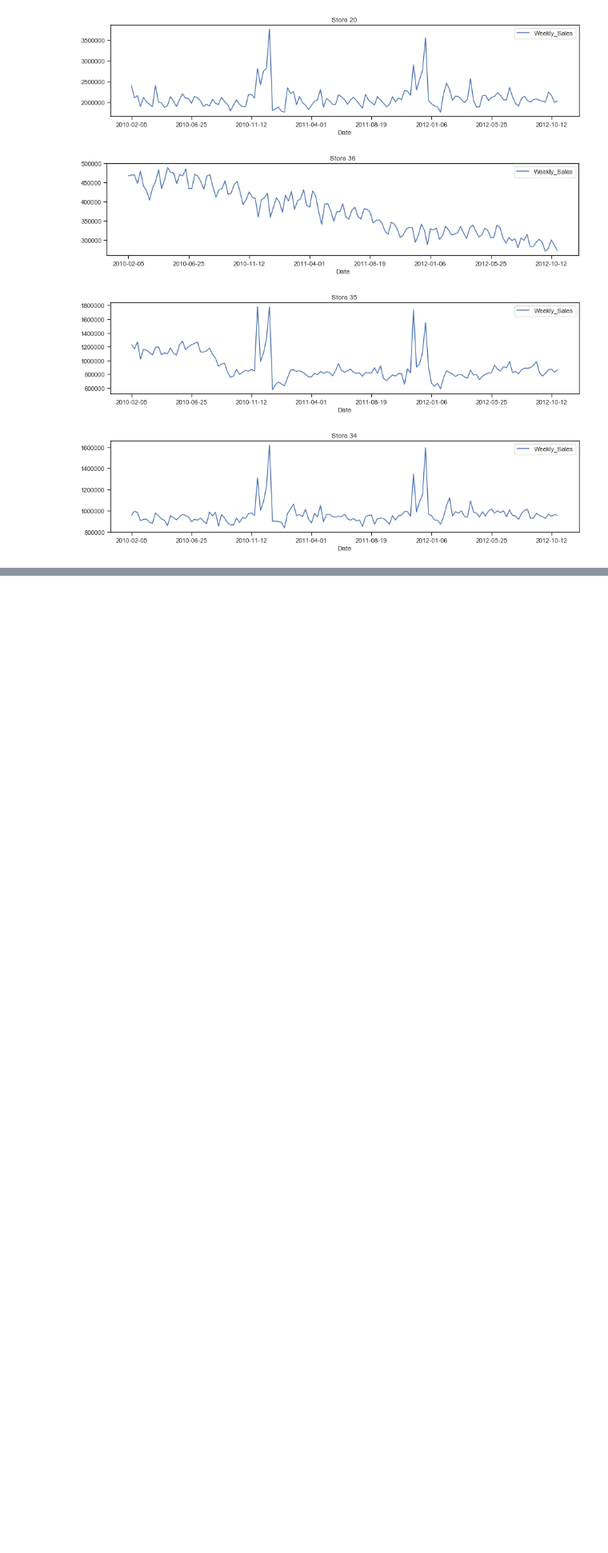
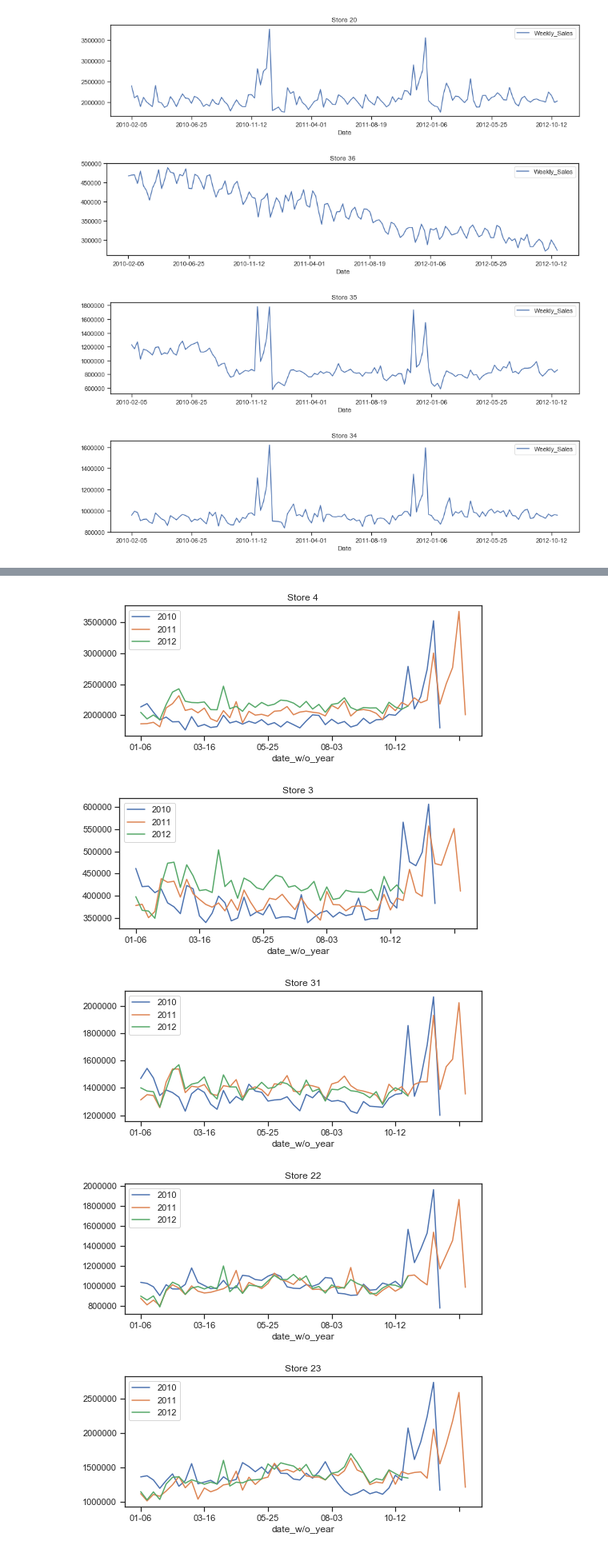
Before and after one commit to dominicdoerig/predicting-sales-data, a Jupyter notebook: warm-up/01_DataExploration.ipynb, the cells around one changed output, grey strips where cells are left out. Shown at 80% size. Cells and saved outputs as stored; diff of their text form; code cells hidden in the pictures; blank space fills up the shorter version.

```diff
--- a/warm-up/01_DataExploration.ipynb
+++ b/warm-up/01_DataExploration.ipynb
@@ -373,0 +405,17 @@ for s in store_i:
+# %%
+df['year'] = pd.DatetimeIndex(df['Date']).year
+df['date_w/o_year'] = pd.DatetimeIndex(df['Date']).strftime('%m-%d')
+
+for s in store_i:
+    df_s = df.loc[df['Store'] == s]
+
+    fig, ax = plt.subplots(figsize=(8,3))
+    df_s.groupby('year').plot(x='date_w/o_year', y='Weekly_Sales', ax=ax, legend=False)
+    ax.legend(df_s['year'].unique().tolist())
+    ax.set_title(f'Store {s}')
+# %% [output]
+[figure, added]
+[figure, added]
+[figure, added]
+[figure, added]
+[figure, added]
```
Also changed, not shown: parts of 7 cells of this notebook.
